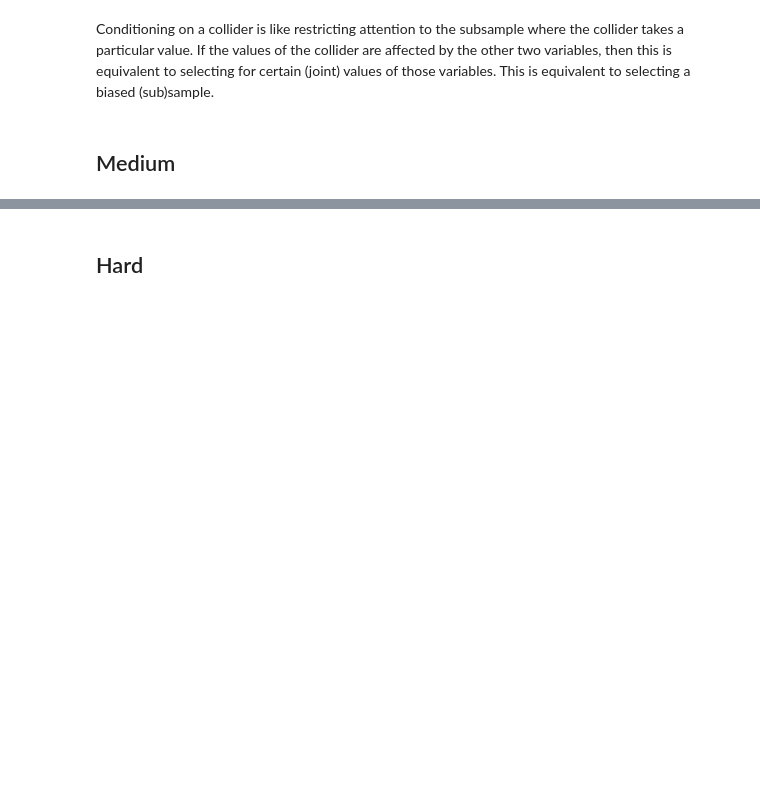
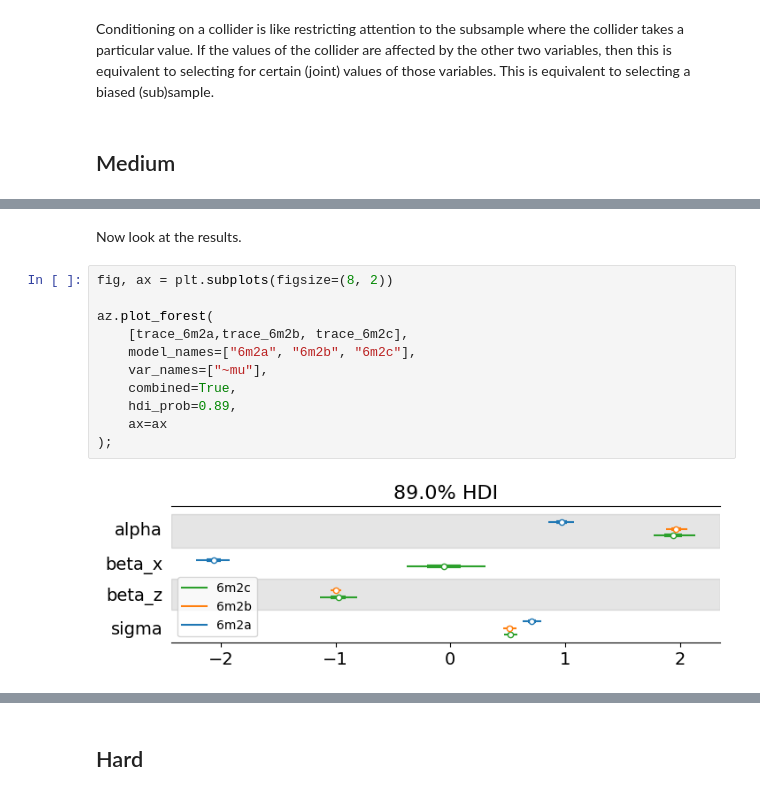
Before and after one commit to chris-leonard/statistical-rethinking, a Jupyter notebook: exercises/chapter_6.ipynb, the cells around one changed output, grey strips where cells are left out. Saved outputs shown, nothing was run; the diff lists cells and outputs as text; blank space fills up the shorter version.

```diff
--- a/exercises/chapter_6.ipynb
+++ b/exercises/chapter_6.ipynb
@@ -164,0 +333,15 @@ This is equivalent to selecting a biased (sub)sample.
+# %% [markdown]
+Now look at the results.
+# %%
+fig, ax = plt.subplots(figsize=(8, 2))
+
+az.plot_forest(
+    [trace_6m2a,trace_6m2b, trace_6m2c],
+    model_names=["6m2a", "6m2b", "6m2c"],
+    var_names=["~mu"],
+    combined=True,
+    hdi_prob=0.89,
+    ax=ax
+);
+# %% [output]
+[figure, added]
```
Also changed, not shown: parts of 25 cells of this notebook, 1 other file.
